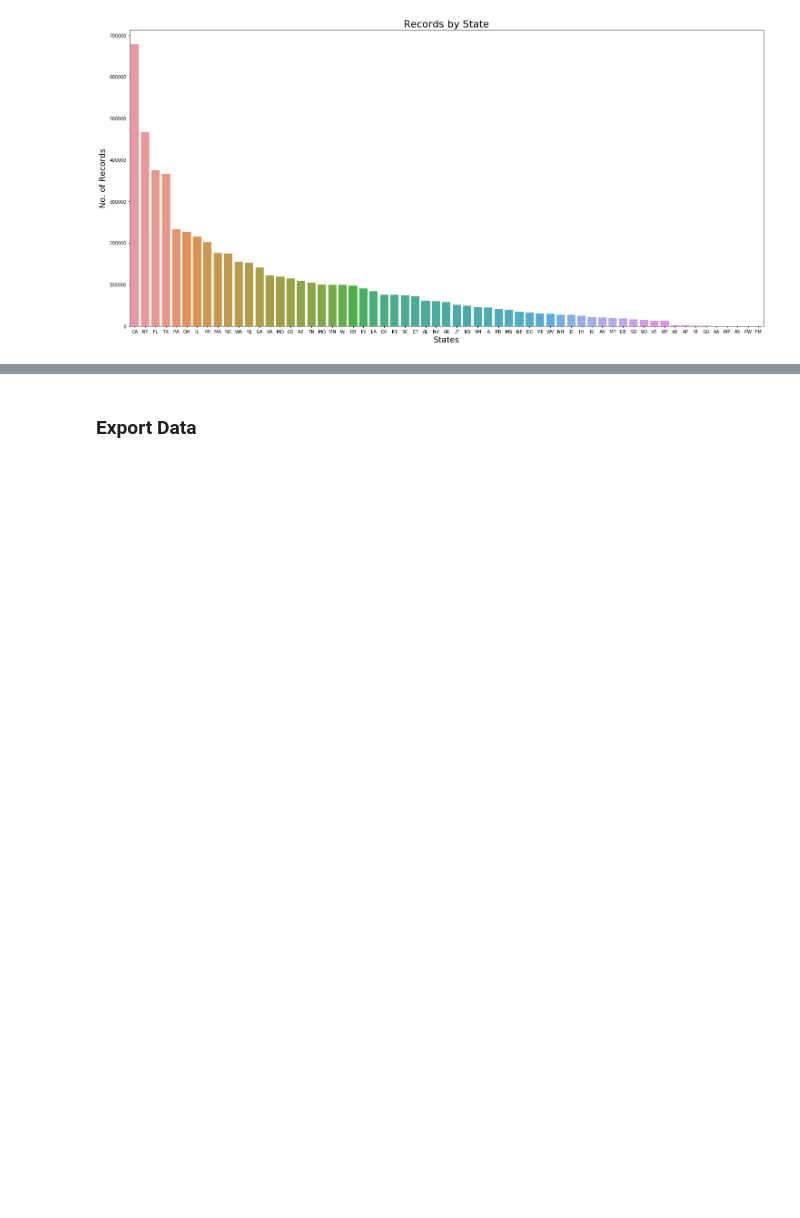
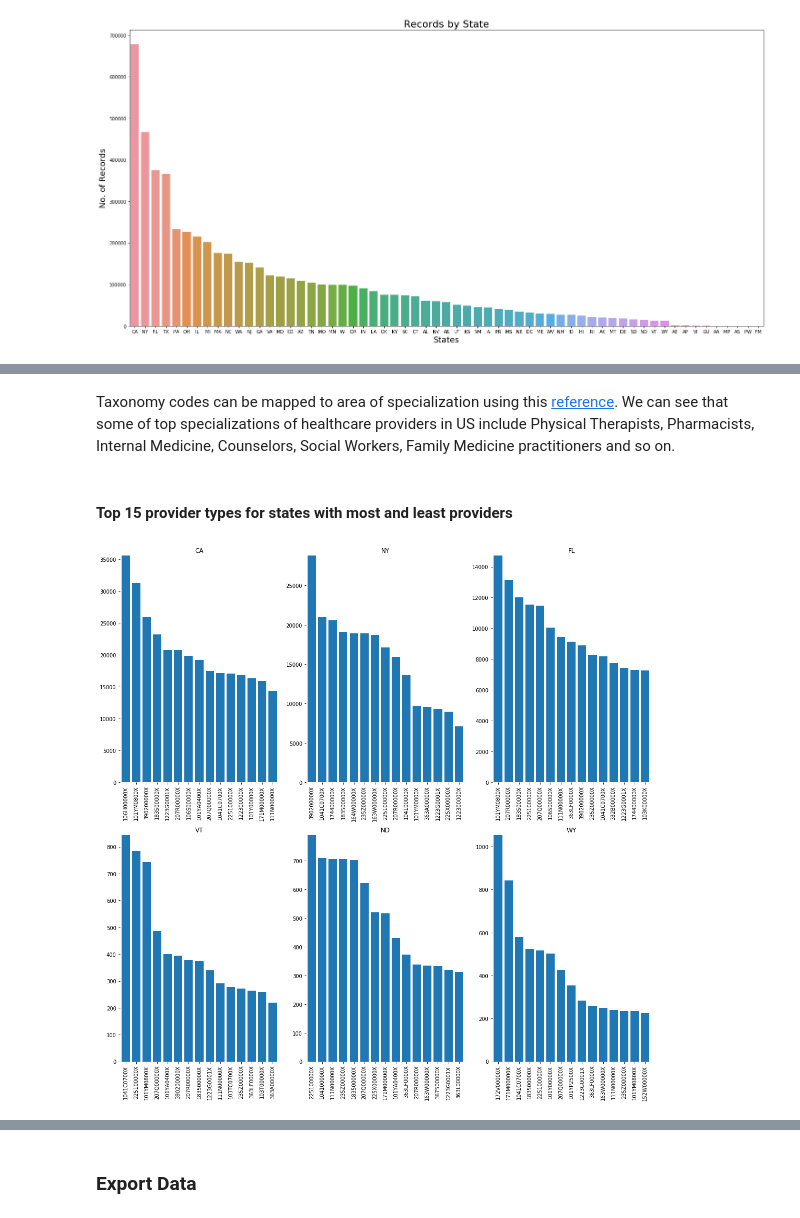
Before and after one commit to mohi9282/arcgis-python-api, a Jupyter notebook: samples/04_gis_analysts_data_scientists/provider_shortage_part1.ipynb, the cells around one changed output, grey strips where cells are left out. Cells and saved outputs as stored; diff of their text form; code cells hidden in the pictures; blank space fills up the shorter version.

```diff
--- a/samples/04_gis_analysts_data_scientists/provider_shortage_part1.ipynb
+++ b/samples/04_gis_analysts_data_scientists/provider_shortage_part1.ipynb
@@ -292,0 +342,21 @@ Text(0, 0.5, 'No. of Records')
+# %% [markdown]
+Taxonomy codes can be mapped to area of specialization using this [reference](http://www.wpc-edi.com/reference/codelists/healthcare/health-care-provider-taxonomy-code-set/). We can see that some of top specializations of healthcare providers in US include Physical Therapists, Pharmacists, Internal Medicine, Counselors, Social Workers, Family Medicine practitioners and so on.
+# %% [markdown]
+#### Top 15 provider types for states with most and least providers
+# %%
+states = ['CA','NY','FL','VT','ND','WY']
+fig = plt.figure(figsize=(15, 15))
+for sp in range(0,6):
+    ax = fig.add_subplot(2,3,sp+1)
+    provType = npi_clean[npi_clean['state']==states[sp]]['taxonomy_code_1'].value_counts().reset_index()
+    ax.bar(provType.iloc[:15,0], provType.iloc[:15,1])
+    ax.set_title(states[sp])
+    ax.set_ylim(0,provType.iloc[0,1])
+    plt.xticks(rotation=90)
+    for key, spine in ax.spines.items():
+        spine.set_visible(False)
+    ax.margins(0.01, 0)
+plt.tight_layout() # automatically adjusts layout to fit long labels
+plt.show()
+# %% [output]
+[figure, added]
```
Also changed, not shown: parts of 34 cells of this notebook, 3 other files.
